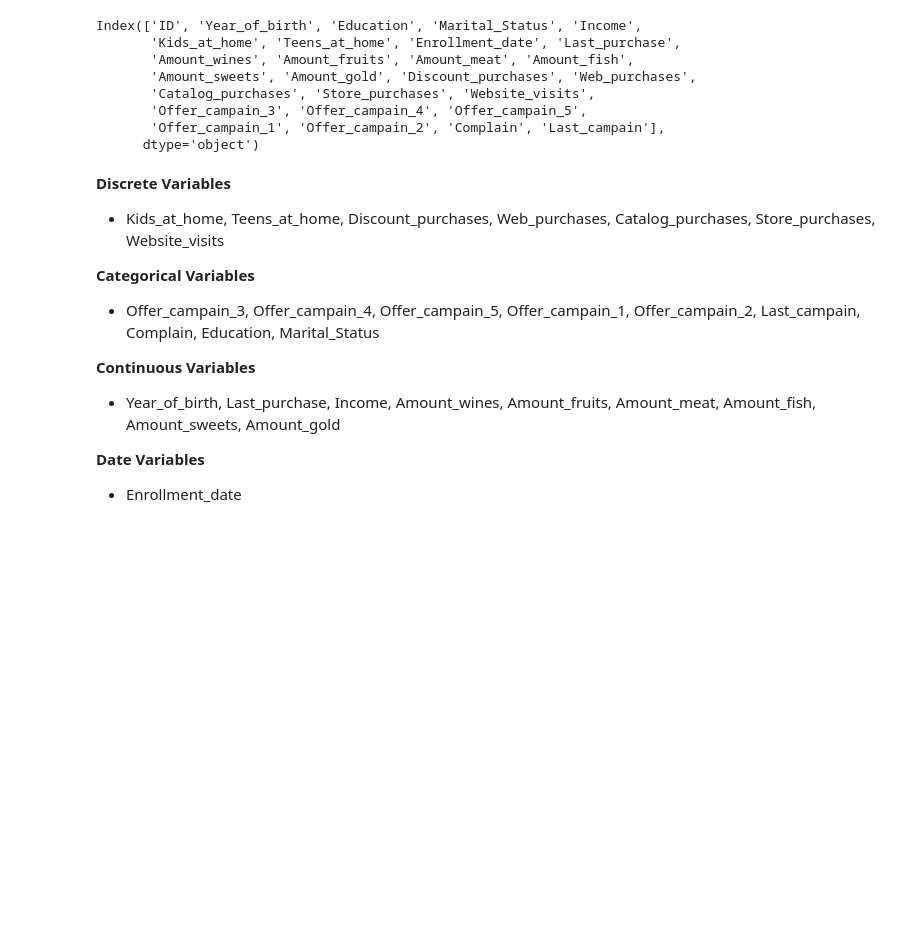
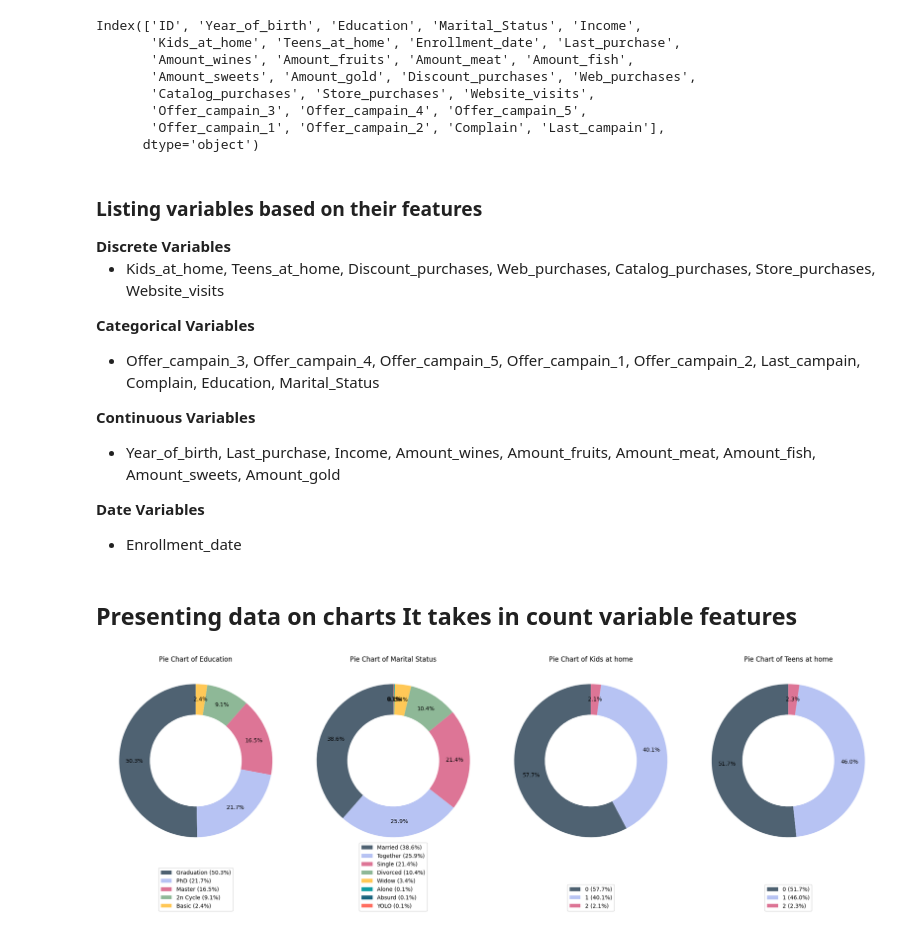
Before and after one commit to dalimvc/DS-Mini-project, a Jupyter notebook: miniProjectAssignmentDaliborMirkovic.ipynb, the cells around one changed output. Drawn from its saved outputs; the diff is of its cells as text; code cells hidden in the pictures; blank space fills up the shorter version.

```diff
--- a/miniProjectAssignmentDaliborMirkovic.ipynb
+++ b/miniProjectAssignmentDaliborMirkovic.ipynb
@@ -143,7 +161,9 @@ Index(['ID', 'Year_of_birth', 'Education', 'Marital_Status', 'Income',
        'Offer_campain_1', 'Offer_campain_2', 'Complain', 'Last_campain'],
       dtype='object')
 # %% [markdown]
+<h3>Listing variables based on their features</h3>
 <b> Discrete Variables </b>
+
 - Kids_at_home, Teens_at_home, Discount_purchases, Web_purchases, Catalog_purchases, Store_purchases, Website_visits
 
 <b> Categorical Variables </b>
@@ -154,3 +174,39 @@ Index(['ID', 'Year_of_birth', 'Education', 'Marital_Status', 'Income',
 
 <b> Date Variables </b>
 - Enrollment_date
+# %% [markdown]
+<h2>Presenting data on charts</h3>
+It takes in count variable features
+# %%
+# Columns that will be used
+columns = ["Education", "Marital_Status", "Kids_at_home", "Teens_at_home"]
+# Colors for pie chart
+colors = ['#4F6272', '#B7C3F3', '#DD7596', '#8EB897', '#FFC857', '#119DA4', '#19647E', '#FF6F61', '#6A0572']
+
+# Plotting pie charts, and flattening the axs array to iterate over it
+fig, axs = plt.subplots(1, 4, figsize=(20, 7))
+axs = axs.flatten()
+
+# Iterating over columns and plotting pie charts
+for i, column in enumerate(columns):
+    ratings_count = df[column].value_counts(dropna=False).sort_values(ascending=False) # getting the count of each rating
+    wedges, texts, autotexts = axs[i].pie( # plotting the pie chart
+        ratings_count.values, # values
+        colors=colors[:len(ratings_count)], # colors
+        autopct='%1.1f%%', # percentage format
+        startangle=90, # start angle of the pie
+        wedgeprops=dict(width=0.4), # width of the pie
+        pctdistance=0.8, # distance from center
+    )
+    axs[i].legend( # adding legend
+        wedges,
+        [f'{label} ({pct:.1f}%)' for label, pct in zip(ratings_count.index, 100 * ratings_count.values / ratings_count.values.sum())], # legend labels
+        loc='lower center', # location of the legend
+        bbox_to_anchor=(0.5, -0.3) # position of the legend
+    )
+    axs[i].set_title(f"Pie Chart of {column.replace('_', ' ')}", fontsize=12) # setting the title of the plot
+
+plt.tight_layout() # adjusting the layout, so the plots don't overlap
+plt.show()
+# %% [output]
+[figure, added]
```
Also changed, not shown: parts of 28 cells of this notebook.
